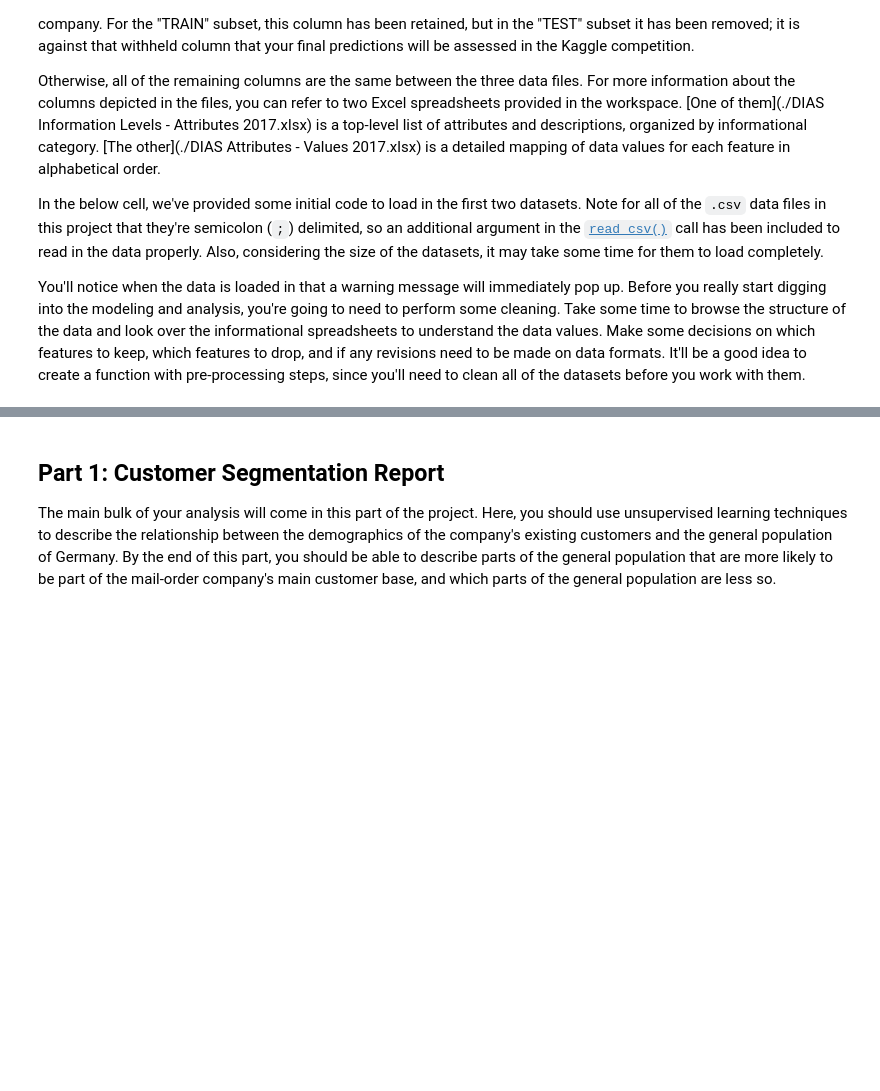
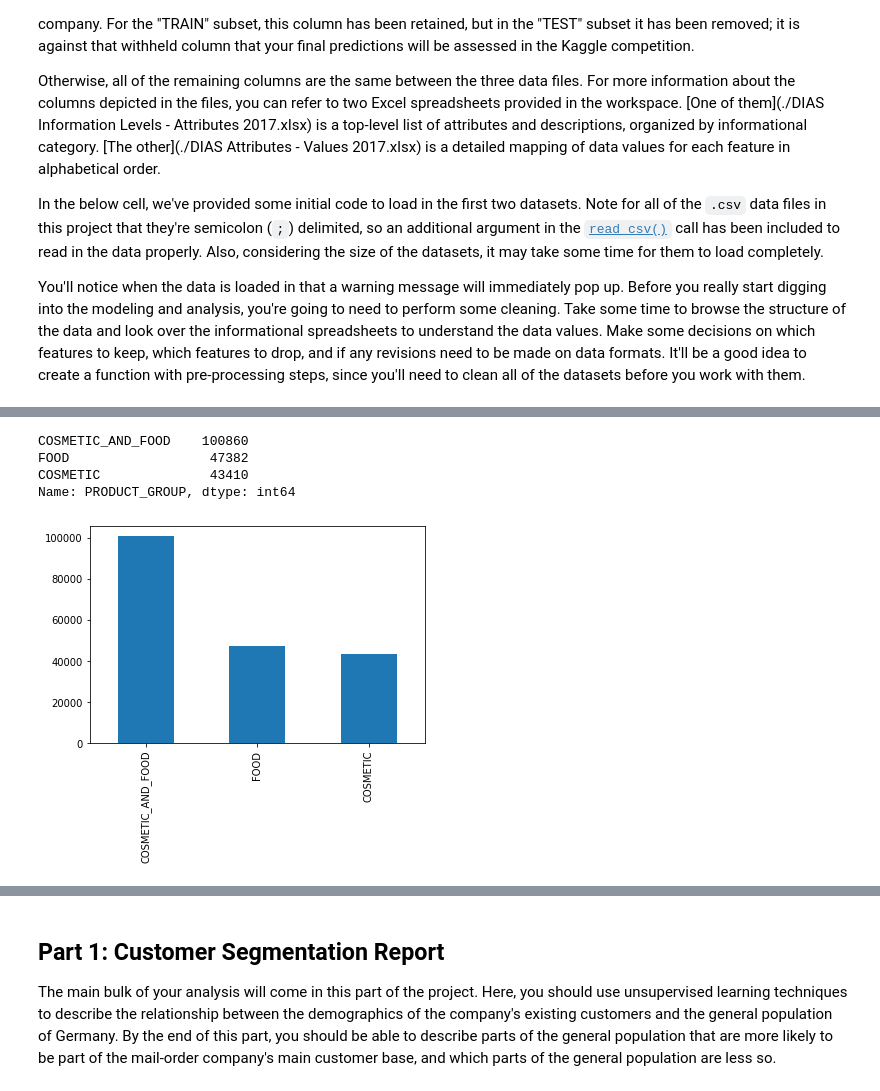
Before and after one commit to UsofData/Arvato_Capstone_Project, a Jupyter notebook: Arvato Project Workbook.ipynb, the cells around one changed output, grey strips where cells are left out. Saved outputs shown, nothing was run; the diff lists cells and outputs as text; code cells hidden in the pictures; blank space fills up the shorter version.

```diff
--- a/Arvato Project Workbook.ipynb
+++ b/Arvato Project Workbook.ipynb
@@ -99,0 +185,9 @@ customers.head()
+# %%
+customers.PRODUCT_GROUP.value_counts(dropna=False).plot( kind = 'bar')
+customers.PRODUCT_GROUP.value_counts(dropna=False)
+# %% [output]
+COSMETIC_AND_FOOD    100860
+FOOD                  47382
+COSMETIC              43410
+Name: PRODUCT_GROUP, dtype: int64
+[figure, added]
```
Also changed, not shown: parts of 117 cells of this notebook.
